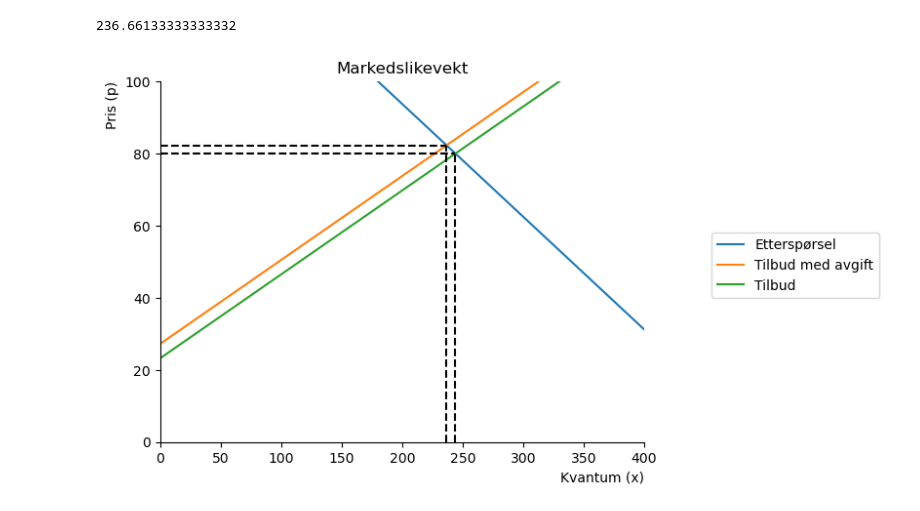
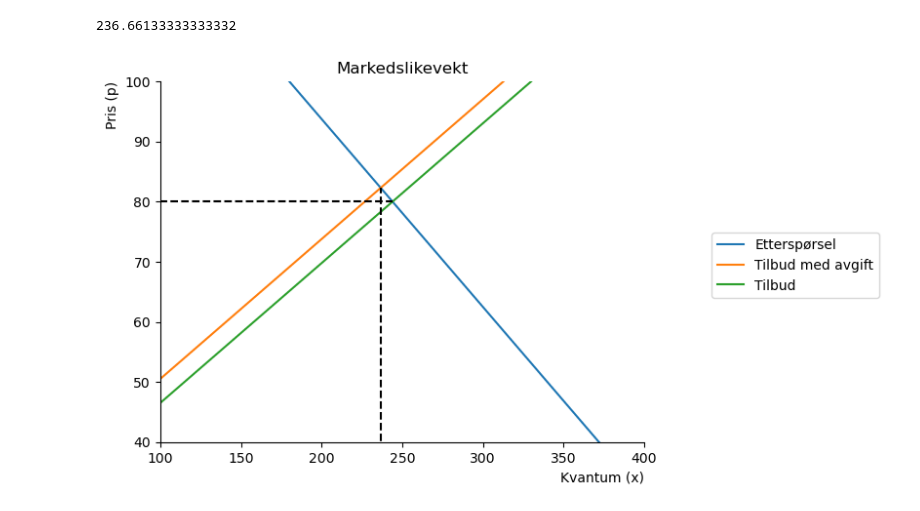
Before and after one commit to Danieljoha/Sok-1006, a Jupyter notebook: Arbeidskrav_3.ipynb, the cells around one changed output. Drawn from its saved outputs; the diff is of its cells as text; code cells hidden in the pictures.

```diff
--- a/Arbeidskrav_3.ipynb
+++ b/Arbeidskrav_3.ipynb
@@ -101,36 +101,41 @@ x_num=np.linspace(0.1,100,100)
 #lag en akse
 
 def create_ax():
                 fig, ax = plt.subplots()
                 ax.set_ylabel('Pris (p)', loc='top')
                 ax.set_xlabel('Kvantum (x)', loc='right')
-                ax.set(xlim=(0,400))
-                ax.set(ylim=(0,100))
+                ax.set(xlim=(100,400))
+                ax.set(ylim=(40,100))
                 ax.spines['top'].set_color('none')
                 ax.spines['right'].set_color('none')
 
                 return fig, ax
 
 fig, ax = create_ax()
 
 # plott funksjonen
 
 ax.plot(demand(x_num), x_num, label='Etterspørsel')
 ax.plot(supply(x_num, 4), x_num, label='Tilbud med avgift')
 ax.plot(supply(x_num, 0), x_num, label='Tilbud')
 
 
 ax.hlines(p_eq_fn_uten_avgift,0,x_eq_fn_uten_avgift, color='black',ls='dashed')
-ax.vlines(x_eq_fn_uten_avgift,0,p_eq_fn_uten_avgift, color='black',ls='dashed')
+ax.vlines(x_eq_fn_med_avgift,0,p_eq_fn_med_avgift, color='black',ls='dashed')
 
-ax.vlines(x_eq_fn_med_avgift,0,p_eq_fn_med_avgift, color='black',ls='dashed')
-ax.hlines(p_eq_fn_med_avgift,0,x_eq_fn_med_avgift, color='black',ls='dashed')
+
+
+#ax.hlines(p_eq_fn_uten_avgift,0,x_eq_fn_uten_avgift, color='black',ls='dashed')
+#ax.vlines(x_eq_fn_uten_avgift,0,p_eq_fn_uten_avgift, color='black',ls='dashed')
+
+#ax.vlines(x_eq_fn_med_avgift,0,p_eq_fn_med_avgift, color='black',ls='dashed')
+#ax.hlines(p_eq_fn_med_avgift,0,x_eq_fn_med_avgift, color='black',ls='dashed')
 
 
 # tittel
 ax.set_title('Markedslikevekt')
 
 #vis navnene:
 ax.legend(bbox_to_anchor=(1.5,0.6));
 # %% [output]
-[figure, old version]
+[figure, new version]
```
Also changed, not shown: parts of 2 cells of this notebook.
